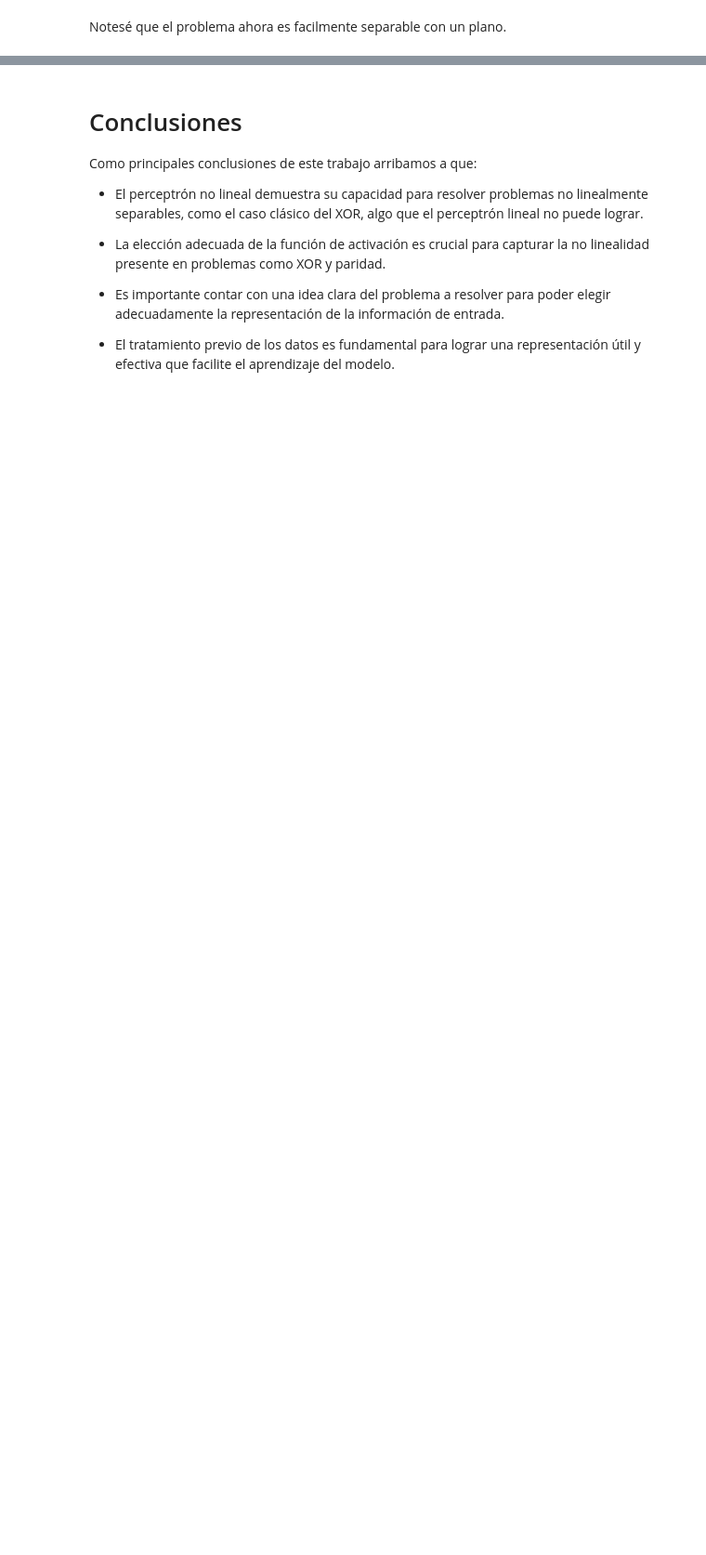
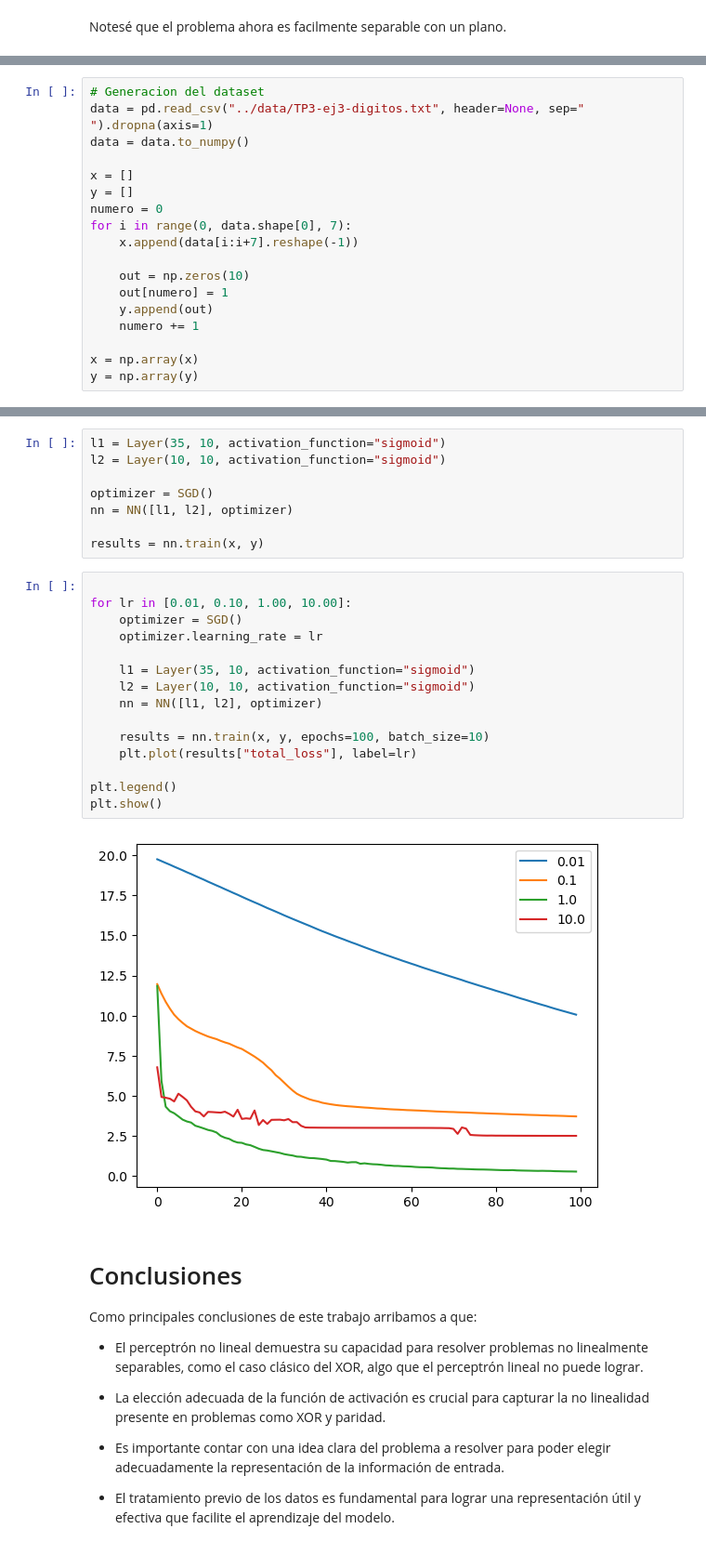
Before and after one commit to jbarberia/sia-tp3, a Jupyter notebook: src/Ejercicio3.ipynb, the cells around one changed output, grey strips where cells are left out. Shown at 93% size. Cells and saved outputs as stored; diff of their text form; blank space fills up the shorter version.

```diff
--- a/src/Ejercicio3.ipynb
+++ b/src/Ejercicio3.ipynb
@@ -150,0 +167,18 @@ for xi in x_transformed:
+# %%
+# Generacion del dataset
+data = pd.read_csv("../data/TP3-ej3-digitos.txt", header=None, sep=" ").dropna(axis=1)
+data = data.to_numpy()
+
+x = []
+y = []
+numero = 0
+for i in range(0, data.shape[0], 7):
+    x.append(data[i:i+7].reshape(-1))
+
+    out = np.zeros(10)
+    out[numero] = 1
+    y.append(out)
+    numero += 1
+
+x = np.array(x)
+y = np.array(y)
@@ -151,3 +196,28 @@ for xi in x_transformed:
+# %%
+l1 = Layer(35, 10, activation_function="sigmoid")
+l2 = Layer(10, 10, activation_function="sigmoid")
+
+optimizer = SGD()
+nn = NN([l1, l2], optimizer)
+
+results = nn.train(x, y)
+# %%
+
+for lr in [0.01, 0.10, 1.00, 10.00]:
+    optimizer = SGD()
+    optimizer.learning_rate = lr
+
+    l1 = Layer(35, 10, activation_function="sigmoid")
+    l2 = Layer(10, 10, activation_function="sigmoid")
+    nn = NN([l1, l2], optimizer)
+
+    results = nn.train(x, y, epochs=100, batch_size=10)
+    plt.plot(results["total_loss"], label=lr)
+
+plt.legend()
+plt.show()
+# %% [output]
+[figure, added]
 # %% [markdown]
 # Conclusiones
 
```
Also changed, not shown: parts of 13 cells of this notebook, 4 other files.
